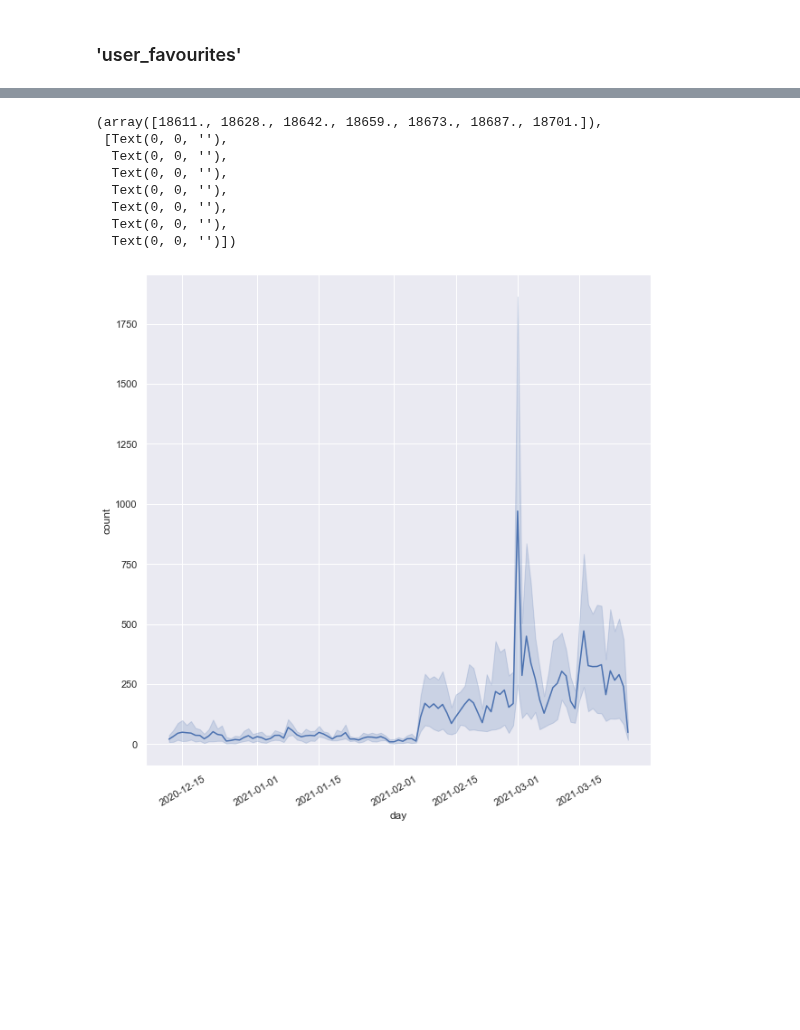
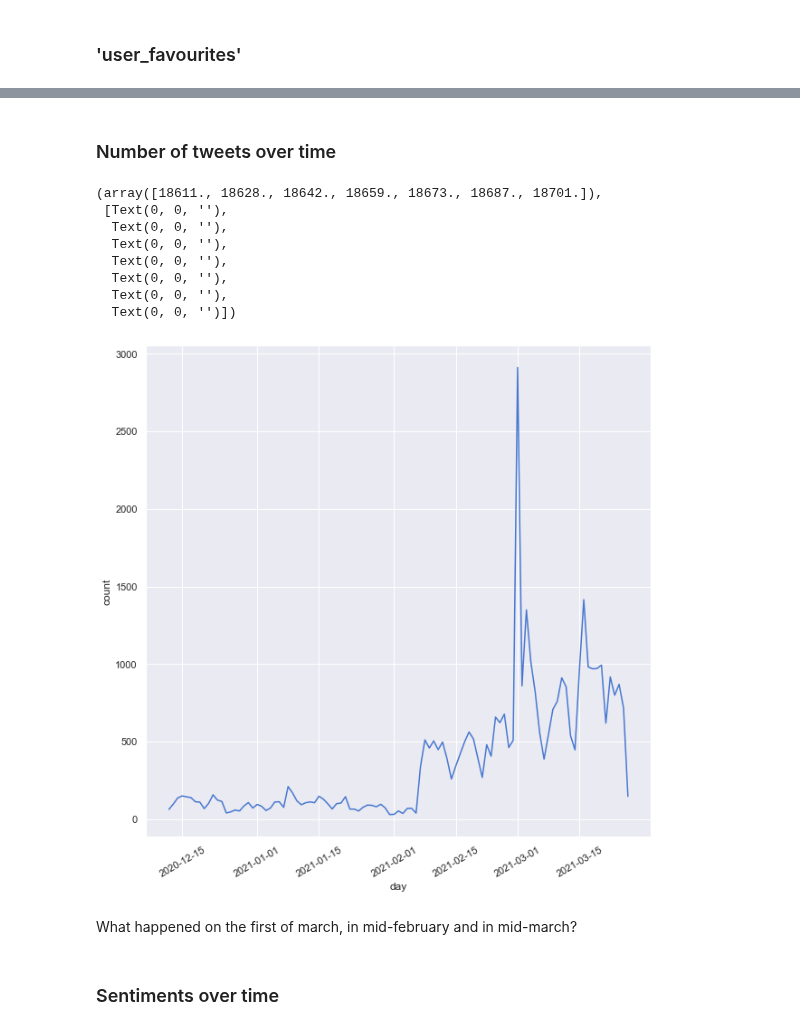
Before and after one commit to BiBa-01/Capstone_Covid, a Jupyter notebook: TweetsEDA.ipynb, the cells around one changed output, grey strips where cells are left out. Drawn from its saved outputs; the diff is of its cells as text; code cells hidden in the pictures; blank space fills up the shorter version.

```diff
--- a/TweetsEDA.ipynb
+++ b/TweetsEDA.ipynb
@@ -226,6 +220,0 @@ over_days.columns = ['day', 'count']
-# %%
-sns.set_theme(style="darkgrid")
-f, ax = plt.subplots(1,1, figsize=(10, 10))
-sns.lineplot(x="day", y="count",
-             data=over_days)
-plt.xticks(rotation=30)
@@ -675,10 +637,10 @@ df_tweety.text = df_tweety.text.apply(lambda x:re.sub(r'\B#\S+','',x))
 df_tweety.text = df_tweety.text.apply(lambda x:re.sub(r'https?:\/\/[A-Za-z0-9\.\/]+', '', x))
 
 #remove punctuation
-df_tweety.text = df_tweety.text.apply(lambda x:x.replace('[^\w\s]',''))
+#df_tweety.text = df_tweety.text.apply(lambda x:x.replace('[^\w\s]',''))
 
 #remove special characters
-df_tweety.text = df_tweety.text.apply(lambda x:' '.join(re.findall(r'\w+', x))) #re.sub('[^A-Za-z0-9]+', '', x)
+#df_tweety.text = df_tweety.text.apply(lambda x:' '.join(re.findall(r'\w+', x))) #re.sub('[^A-Za-z0-9]+', '', x)
 
 #remove single characters
 df_tweety.text = df_tweety.text.apply(lambda x:re.sub(r'\s+[a-zA-Z]\s+', '', x))
@@ -687,7 +649,7 @@ df_tweety.text = df_tweety.text.apply(lambda x:re.sub(r'\s+[a-zA-Z]\s+', '', x))
 df_tweety.text = df_tweety.text.apply(lambda x:re.sub(r'\s+', ' ', x, flags=re.I))
 
 #lowercase
-df_tweety.text = df_tweety.text.apply(lambda x: ' '.join([word.lower() for word in x.split()]))
+#df_tweety.text = df_tweety.text.apply(lambda x: ' '.join([word.lower() for word in x.split()]))
 
 #remove numbers from words
 df_tweety.text = df_tweety.text.apply(lambda x: re.sub('\w*\d\w*', '', x))
@@ -696,7 +658,7 @@ df_tweety.text = df_tweety.text.apply(lambda x: re.sub('\w*\d\w*', '', x))
 df_tweety.text = df_tweety.text.apply(lambda x: re.sub('\n', '', x))
 
 #remove characters
-df_tweety.text = df_tweety.text.apply(lambda x: re.sub('[''""_/]', '', x))
+#df_tweety.text = df_tweety.text.apply(lambda x: re.sub('[''""_/]', '', x))
 # %% [markdown]
 # Feature engineering 'text'
 # %% [markdown]
@@ -927,19 +895,25 @@ plt.show()
+# %% [markdown]
+### Number of tweets over time
 # %%
-over_days = df_tweety.groupby(['day', 'sentiment'])['id'].count().reset_index()
-over_days.columns = ['day', 'sentiment', 'count']
+over_days = df_tweety.groupby(['day'])['id'].count().reset_index()
+over_days.columns = ['day', 'count']
 # %%
-sns.set_theme(style="darkgrid")
+
 f, ax = plt.subplots(1,1, figsize=(10, 10))
 sns.lineplot(x="day", y="count",
              data=over_days)
 plt.xticks(rotation=30)
 # %% [output]
 (array([18611., 18628., 18642., 18659., 18673., 18687., 18701.]),
  [Text(0, 0, ''),
   Text(0, 0, ''),
   Text(0, 0, ''),
   Text(0, 0, ''),
   Text(0, 0, ''),
   Text(0, 0, ''),
   Text(0, 0, '')])
-[figure, old version]
+[figure, new version]
+# %% [markdown]
+What happened on the first of march, in mid-february and in mid-march?
+# %% [markdown]
+### Sentiments over time
```
Also changed, not shown: parts of 26 cells of this notebook, 1 other file.
